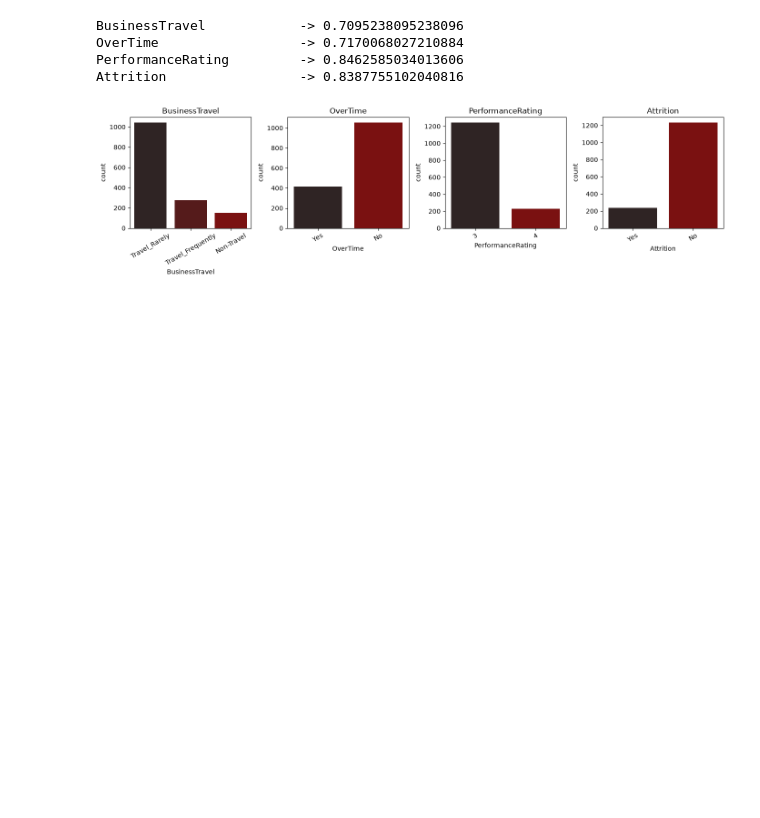
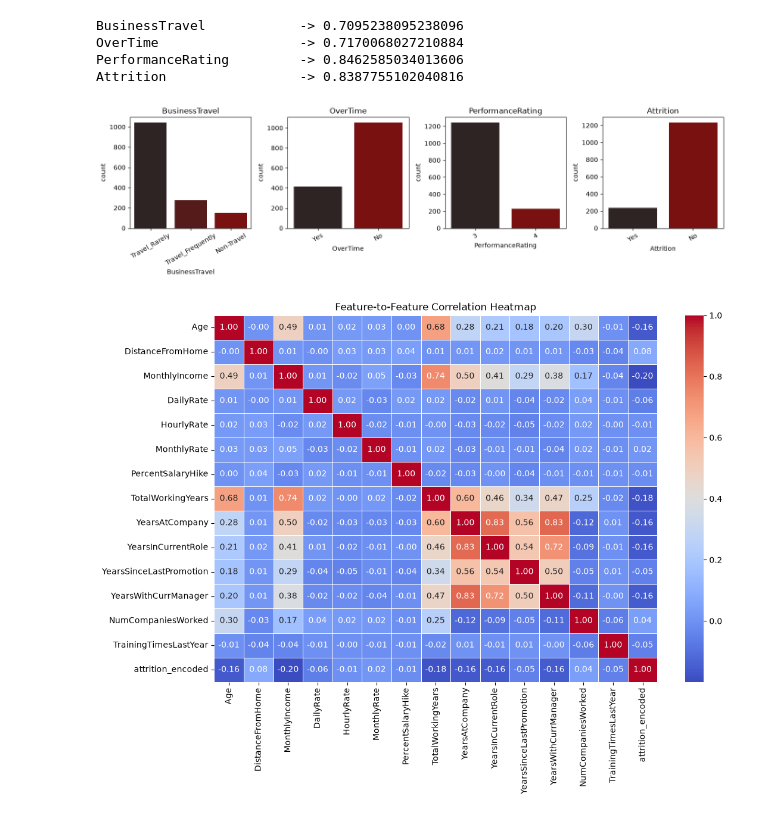
Before and after one commit to Mostafa-1-Abdo/depi-ml-projects, a Jupyter notebook: HRChurn-Employee-Attrition-Intelligence-Predictor/notebooks/mostafa_experiments/preprocessing.ipynb, the cells around one changed output. Cells and saved outputs as stored; diff of their text form; code cells hidden in the pictures; blank space fills up the shorter version.

Commit message:
feat(hr-churn): select features based on correlation and chi-square

```diff
--- a/HRChurn-Employee-Attrition-Intelligence-Predictor/notebooks/mostafa_experiments/preprocessing.ipynb
+++ b/HRChurn-Employee-Attrition-Intelligence-Predictor/notebooks/mostafa_experiments/preprocessing.ipynb
@@ -309,3 +309,12 @@ plt.tight_layout()
 plt.show()
 # %% [output]
 [figure]
+# %%
+df['attrition_encoded'] = df['Attrition'].map({'No' : 0,'Yes': 1})
+# %%
+plt.figure(figsize=(12, 8))
+sns.heatmap(df[[*continuous_columns,'attrition_encoded']].corr(), annot=True, cmap='coolwarm', fmt='.2f', linewidths=0.5)
+plt.title('Feature-to-Feature Correlation Heatmap')
+plt.show()
+# %% [output]
+[figure, added]
```
Also changed, not shown: parts of 6 cells of this notebook.
